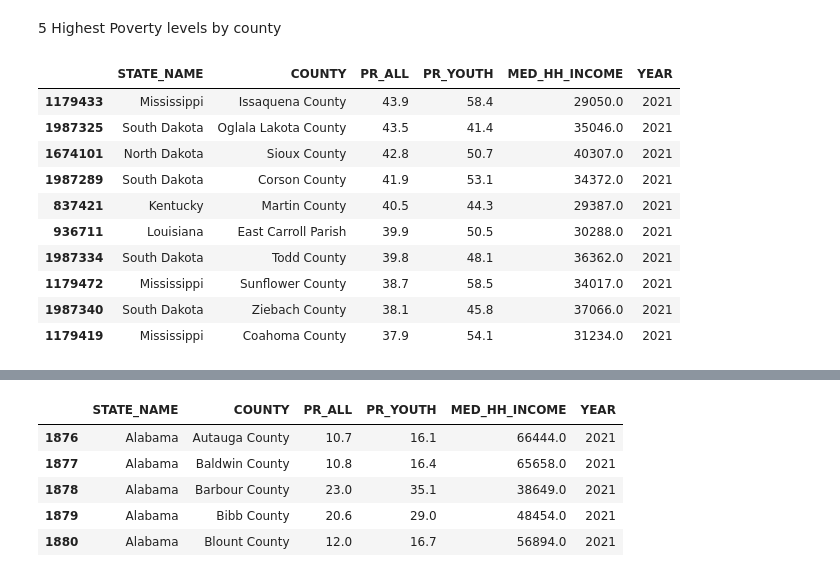
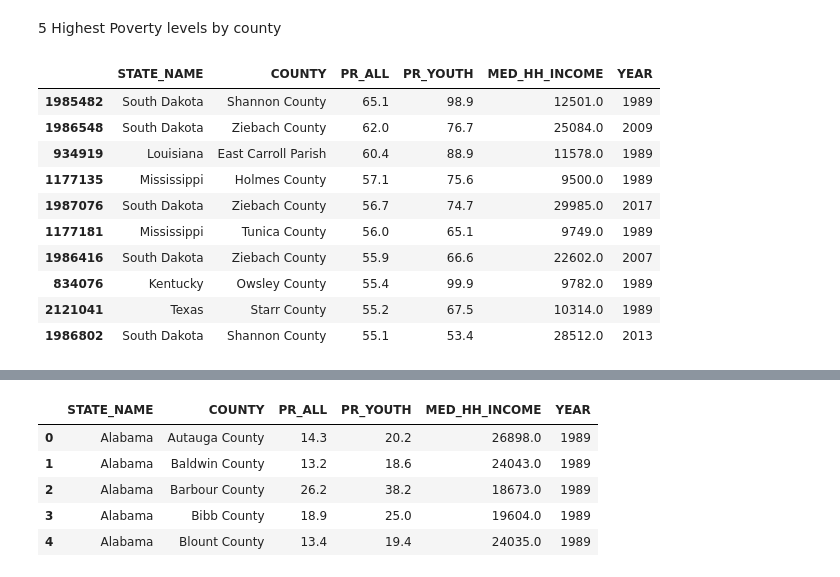
Before and after one commit to sammoe60/data-vikings, a Jupyter notebook: kendra/kendra.ipynb, the cells around one changed output, grey strips where cells are left out. Drawn from its saved outputs; the diff is of its cells as text; code cells hidden in the pictures.

```diff
--- a/kendra/kendra.ipynb
+++ b/kendra/kendra.ipynb
@@ -223,17 +220,17 @@ county2021_df = county_df[county_df['YEAR'] >= 2021]
 # %%
-county2021_df.nlargest(10,'PR_ALL')
+county_df.nlargest(10,'PR_ALL')
 # %% [output]
 |  | STATE_NAME | COUNTY | PR_ALL | PR_YOUTH | MED_HH_INCOME | YEAR |
-| 1179433 | Mississippi | Issaquena County | 43.9 | 58.4 | 29050.0 | 2021 |
-| 1987325 | South Dakota | Oglala Lakota County | 43.5 | 41.4 | 35046.0 | 2021 |
-| 1674101 | North Dakota | Sioux County | 42.8 | 50.7 | 40307.0 | 2021 |
-| 1987289 | South Dakota | Corson County | 41.9 | 53.1 | 34372.0 | 2021 |
-| 837421 | Kentucky | Martin County | 40.5 | 44.3 | 29387.0 | 2021 |
-| 936711 | Louisiana | East Carroll Parish | 39.9 | 50.5 | 30288.0 | 2021 |
-| 1987334 | South Dakota | Todd County | 39.8 | 48.1 | 36362.0 | 2021 |
-| 1179472 | Mississippi | Sunflower County | 38.7 | 58.5 | 34017.0 | 2021 |
-| 1987340 | South Dakota | Ziebach County | 38.1 | 45.8 | 37066.0 | 2021 |
-| 1179419 | Mississippi | Coahoma County | 37.9 | 54.1 | 31234.0 | 2021 |
+| 1985482 | South Dakota | Shannon County | 65.1 | 98.9 | 12501.0 | 1989 |
+| 1986548 | South Dakota | Ziebach County | 62.0 | 76.7 | 25084.0 | 2009 |
+| 934919 | Louisiana | East Carroll Parish | 60.4 | 88.9 | 11578.0 | 1989 |
+| 1177135 | Mississippi | Holmes County | 57.1 | 75.6 | 9500.0 | 1989 |
+| 1987076 | South Dakota | Ziebach County | 56.7 | 74.7 | 29985.0 | 2017 |
+| 1177181 | Mississippi | Tunica County | 56.0 | 65.1 | 9749.0 | 1989 |
+| 1986416 | South Dakota | Ziebach County | 55.9 | 66.6 | 22602.0 | 2007 |
+| 834076 | Kentucky | Owsley County | 55.4 | 99.9 | 9782.0 | 1989 |
+| 2121041 | Texas | Starr County | 55.2 | 67.5 | 10314.0 | 1989 |
+| 1986802 | South Dakota | Shannon County | 55.1 | 53.4 | 28512.0 | 2013 |
 # %%
 uscounties_df = pd.read_csv("../data/uscounties.csv")
 # %%
@@ -248,12 +245,12 @@ uscounties_df.head(5)
 | 3 | Maricopa | Maricopa | Maricopa County | 4013 | AZ | Arizona | 33.3490 | -112.4915 | 4367186 |
 | 4 | San Diego | San Diego | San Diego County | 6073 | CA | California | 33.0343 | -116.7350 | 3296317 |
 # %%
-county2021_df.head(5)
+county_df.head(5)
 # %% [output]
 |  | STATE_NAME | COUNTY | PR_ALL | PR_YOUTH | MED_HH_INCOME | YEAR |
-| 1876 | Alabama | Autauga County | 10.7 | 16.1 | 66444.0 | 2021 |
-| 1877 | Alabama | Baldwin County | 10.8 | 16.4 | 65658.0 | 2021 |
-| 1878 | Alabama | Barbour County | 23.0 | 35.1 | 38649.0 | 2021 |
-| 1879 | Alabama | Bibb County | 20.6 | 29.0 | 48454.0 | 2021 |
-| 1880 | Alabama | Blount County | 12.0 | 16.7 | 56894.0 | 2021 |
+| 0 | Alabama | Autauga County | 14.3 | 20.2 | 26898.0 | 1989 |
+| 1 | Alabama | Baldwin County | 13.2 | 18.6 | 24043.0 | 1989 |
+| 2 | Alabama | Barbour County | 26.2 | 38.2 | 18673.0 | 1989 |
+| 3 | Alabama | Bibb County | 18.9 | 25.0 | 19604.0 | 1989 |
+| 4 | Alabama | Blount County | 13.4 | 19.4 | 24035.0 | 1989 |
 # %%
```
Also changed, not shown: parts of 13 cells of this notebook, 4 other files.
